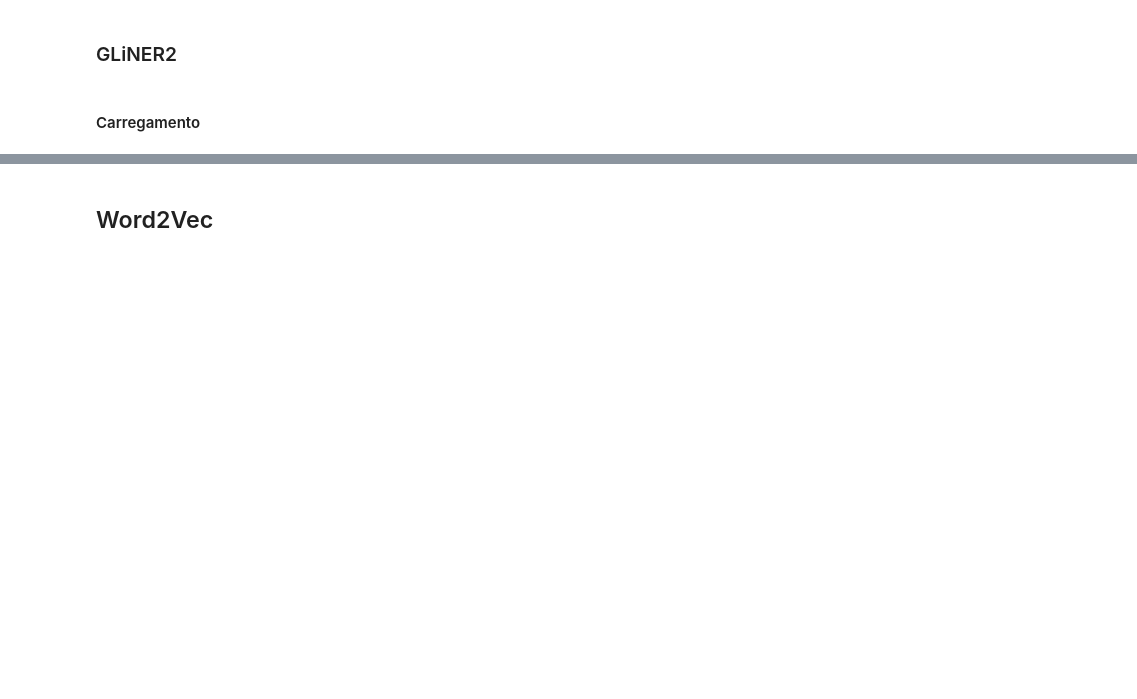
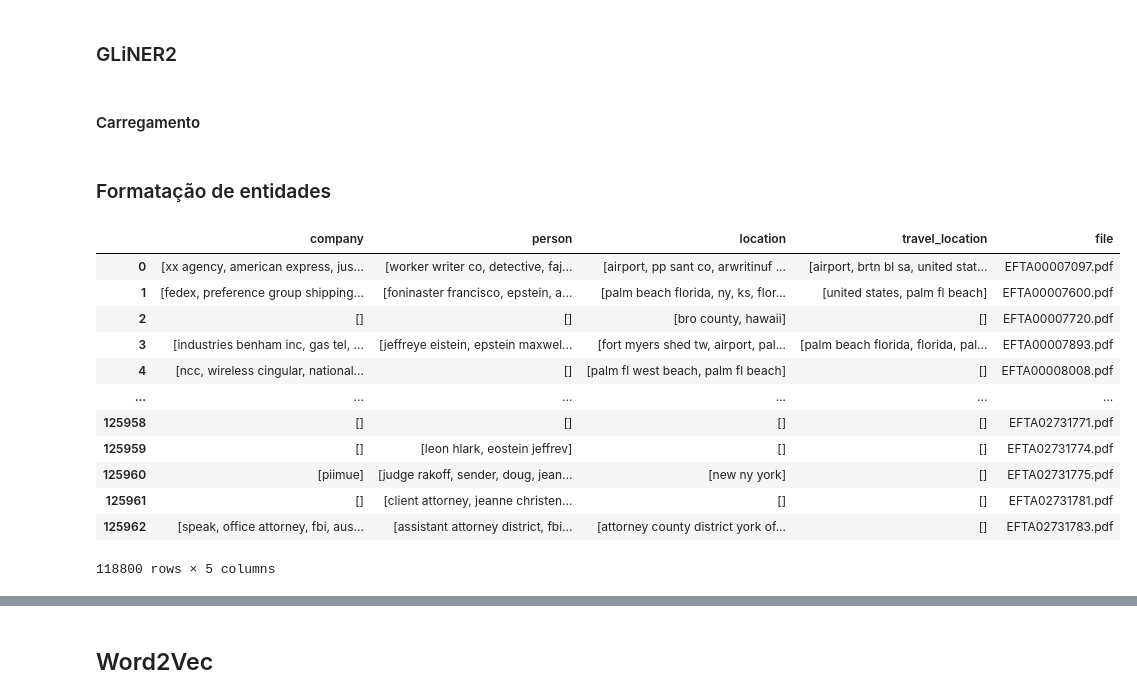
Before and after one commit to GDSMN/mineracao_arquivos_epstein_2026, a Jupyter notebook: filter.ipynb, the cells around one changed output, grey strips where cells are left out. Drawn from its saved outputs; the diff is of its cells as text; code cells hidden in the pictures; blank space fills up the shorter version.

Commit message:
agrupamento de entidades e mudanças na seleção de correspondencias

```diff
--- a/filter.ipynb
+++ b/filter.ipynb
@@ -278,3 +278,59 @@ dt_email = pd.read_csv('emails.csv', sep='|')
 #### Carregamento
 # %%
 # dt_email_ner = utils.Utils.load_processed_partials('/datasets/emails/partial-NER', 'NER')
+# %% [markdown]
+### Formatação de entidades
+# %%
+dt_email = pd.read_csv('datasets/emails/emails-final.csv', sep='|')
+# %%
+from thefuzz import process
+from thefuzz import fuzz
+import ast
+
+# Seleção de entidades únicas por documento. Remove duplicatas que surgiram da extração
+NER_tags = ['company', 'person', 'location', 'travel_location']
+
+def get_unique_references(NER: dict):
+    serial_dt = NER
+    NER_dt = ast.literal_eval(serial_dt)
+
+    entities_dt = {'company': {},
+               'person': {},
+               'location': {},
+               'travel_location': {}}
+
+    for tag in NER_tags:
+        set_list = list(set(NER_dt[tag]))
+        unique_list = []
+
+        while set_list:
+            term = set_list.pop()
+            words = term.split(' ')
+            term = ' '.join(list(set(words)))
+            unique_list.append(term)
+        entities_dt[tag] = unique_list
+    return entities_dt
+
+unique_ner = pd.DataFrame(columns=NER_tags)
+unique_ner['file'] = dt_email['file']
+temp = dt_email['NER'].map(get_unique_references)
+for i, tag in enumerate(NER_tags):
+    temp_list = []
+    for row in temp:
+        temp_list.append(row[tag])
+    unique_ner[tag] = temp_list
+unique_ner
+# %% [output]
+|  | company | person | location | travel_location | file |
+| 0 | [xx agency, american express, jus... | [worker writer co, detective, faj... | [airport, pp sant co, arwritinuf ... | [airport, brtn bl sa, united stat... | EFTA00007097.pdf |
+| 1 | [fedex, preference group shipping... | [foninaster francisco, epstein, a... | [palm beach florida, ny, ks, flor... | [united states, palm fl beach] | EFTA00007600.pdf |
+| 2 | [] | [] | [bro county, hawaii] | [] | EFTA00007720.pdf |
+| 3 | [industries benham inc, gas tel, ... | [jeffreye eistein, epstein maxwel... | [fort myers shed tw, airport, pal... | [palm beach florida, florida, pal... | EFTA00007893.pdf |
+| 4 | [ncc, wireless cingular, national... | [] | [palm fl west beach, palm fl beach] | [] | EFTA00008008.pdf |
+| ... | ... | ... | ... | ... | ... |
+| 125958 | [] | [] | [] | [] | EFTA02731771.pdf |
+| 125959 | [] | [leon hlark, eostein jeffrev] | [] | [] | EFTA02731774.pdf |
+| 125960 | [piimue] | [judge rakoff, sender, doug, jean... | [new ny york] | [] | EFTA02731775.pdf |
+| 125961 | [] | [client attorney, jeanne christen... | [] | [] | EFTA02731781.pdf |
+| 125962 | [speak, office attorney, fbi, aus... | [assistant attorney district, fbi... | [attorney county district york of... | [] | EFTA02731783.pdf |
+118800 rows × 5 columns
```
Also changed, not shown: parts of 10 cells of this notebook, 1 other file.
